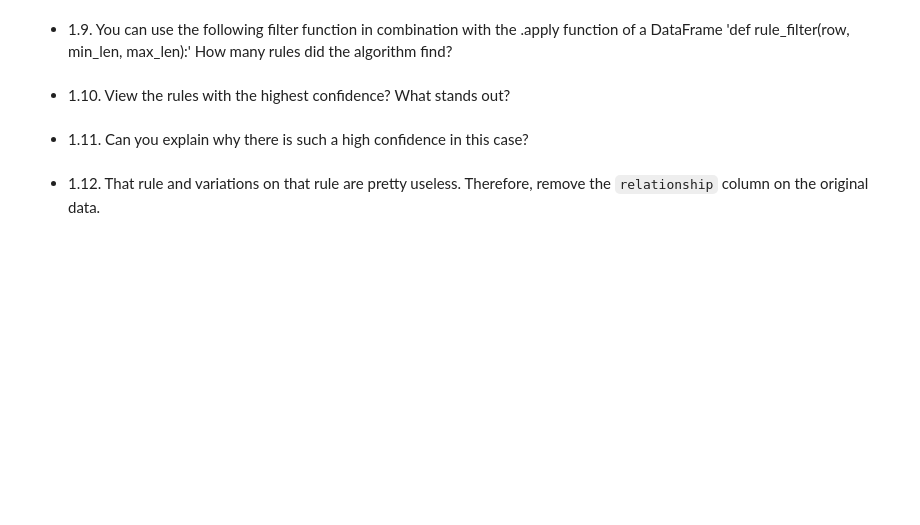
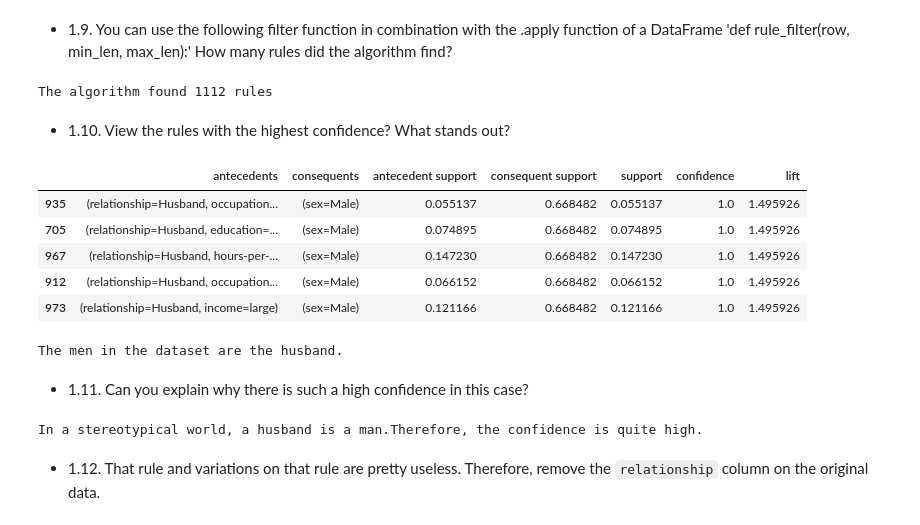
Before and after one commit to EliasDeHondt/DataScience2, a Jupyter notebook: Exam/P3 Example Exam.ipynb, the cells around one changed output. Cells and saved outputs as stored; diff of their text form; code cells hidden in the pictures; blank space fills up the shorter version.

```diff
--- a/Exam/P3 Example Exam.ipynb
+++ b/Exam/P3 Example Exam.ipynb
@@ -615,11 +674,42 @@ The UCI Machine Learning Repository [Archive Ics Uci Edu](https://archive.ics.uc
     - support= `0.05`,
     - confidence=`0.6`,
     - min_len=`2`, max_len=`3`.
+# %%
+from mlxtend.frequent_patterns import apriori
+support=0.05
+confidence=0.6
+max_len=3
+min_len=2
+
+apriori = apriori(adultUCI_dummies, min_support=support, use_colnames=True, max_len=max_len)
+
+rules = association_rules(apriori, metric='confidence', min_threshold=confidence)
+rules = rules.drop(columns=['leverage', 'conviction', 'zhangs_metric'])
 # %% [markdown]
 - 1.9. You can use the following filter function in combination with the .apply function of a DataFrame 'def rule_filter(row, min_len, max_len):' How many rules did the algorithm find?
+# %%
+rules = rules[rules.apply(rule_filter, min_len=min_len, max_len=max_len, axis=1)]
+print(f'The algorithm found {rules.shape[0]} rules')
+# %% [output]
+The algorithm found 1112 rules
 # %% [markdown]
 - 1.10. View the rules with the highest confidence? What stands out?
+# %%
+display(rules.sort_values(by='confidence', ascending=False).head())
+print("The men in the dataset are the husband.")
+# %% [output]
+|  | antecedents | consequents | antecedent support | consequent support | support | confidence | lift |
+| 935 | (relationship=Husband, occupation... | (sex=Male) | 0.055137 | 0.668482 | 0.055137 | 1.0 | 1.495926 |
+| 705 | (relationship=Husband, education=... | (sex=Male) | 0.074895 | 0.668482 | 0.074895 | 1.0 | 1.495926 |
+| 967 | (relationship=Husband, hours-per-... | (sex=Male) | 0.147230 | 0.668482 | 0.147230 | 1.0 | 1.495926 |
+| 912 | (relationship=Husband, occupation... | (sex=Male) | 0.066152 | 0.668482 | 0.066152 | 1.0 | 1.495926 |
+| 973 | (relationship=Husband, income=large) | (sex=Male) | 0.121166 | 0.668482 | 0.121166 | 1.0 | 1.495926 |
+The men in the dataset are the husband.
 # %% [markdown]
 - 1.11. Can you explain why there is such a high confidence in this case?
+# %%
+print("In a stereotypical world, a husband is a man.Therefore, the confidence is quite high.")
+# %% [output]
+In a stereotypical world, a husband is a man.Therefore, the confidence is quite high.
 # %% [markdown]
 - 1.12. That rule and variations on that rule are pretty useless. Therefore, remove the `relationship` column on the original data.
```
Also changed, not shown: parts of 10 cells of this notebook, 1 other file.
